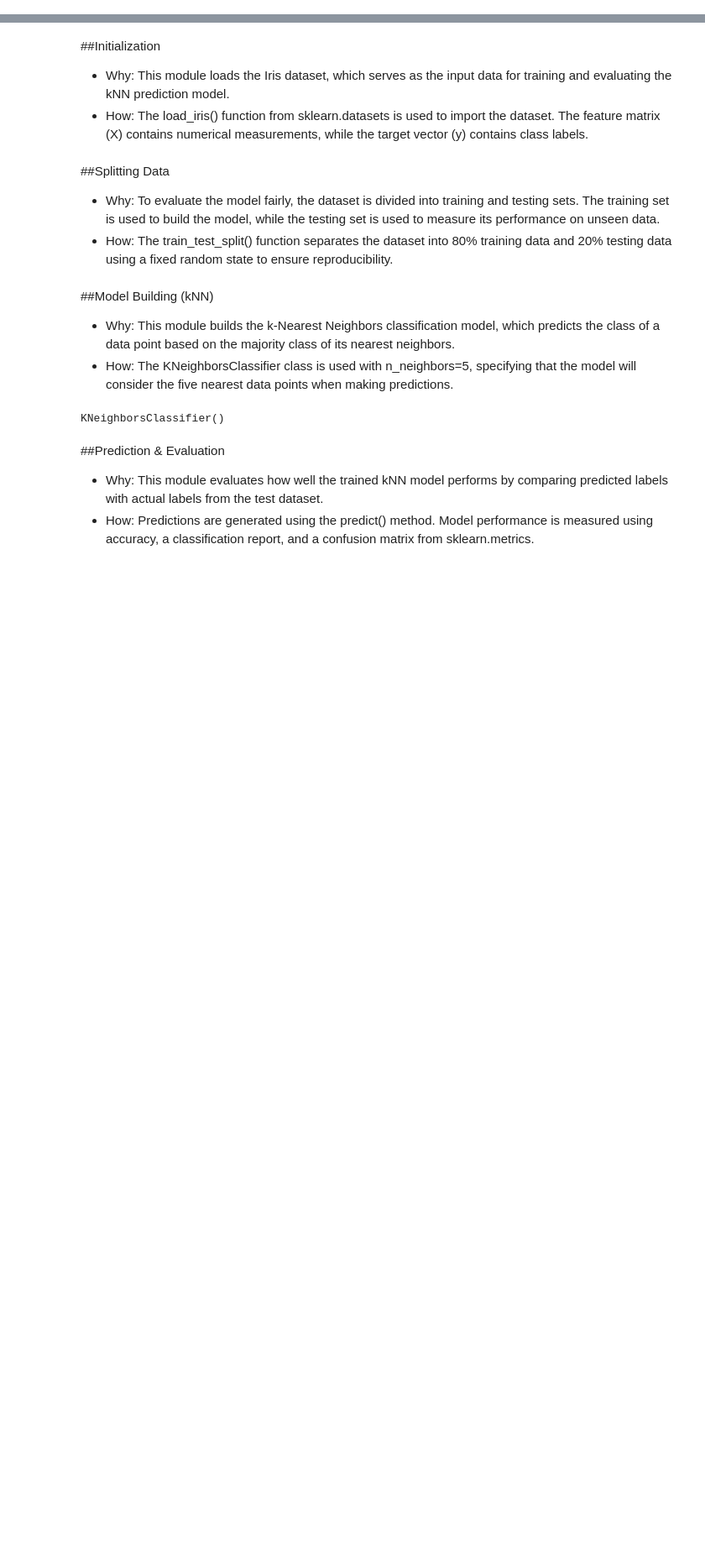
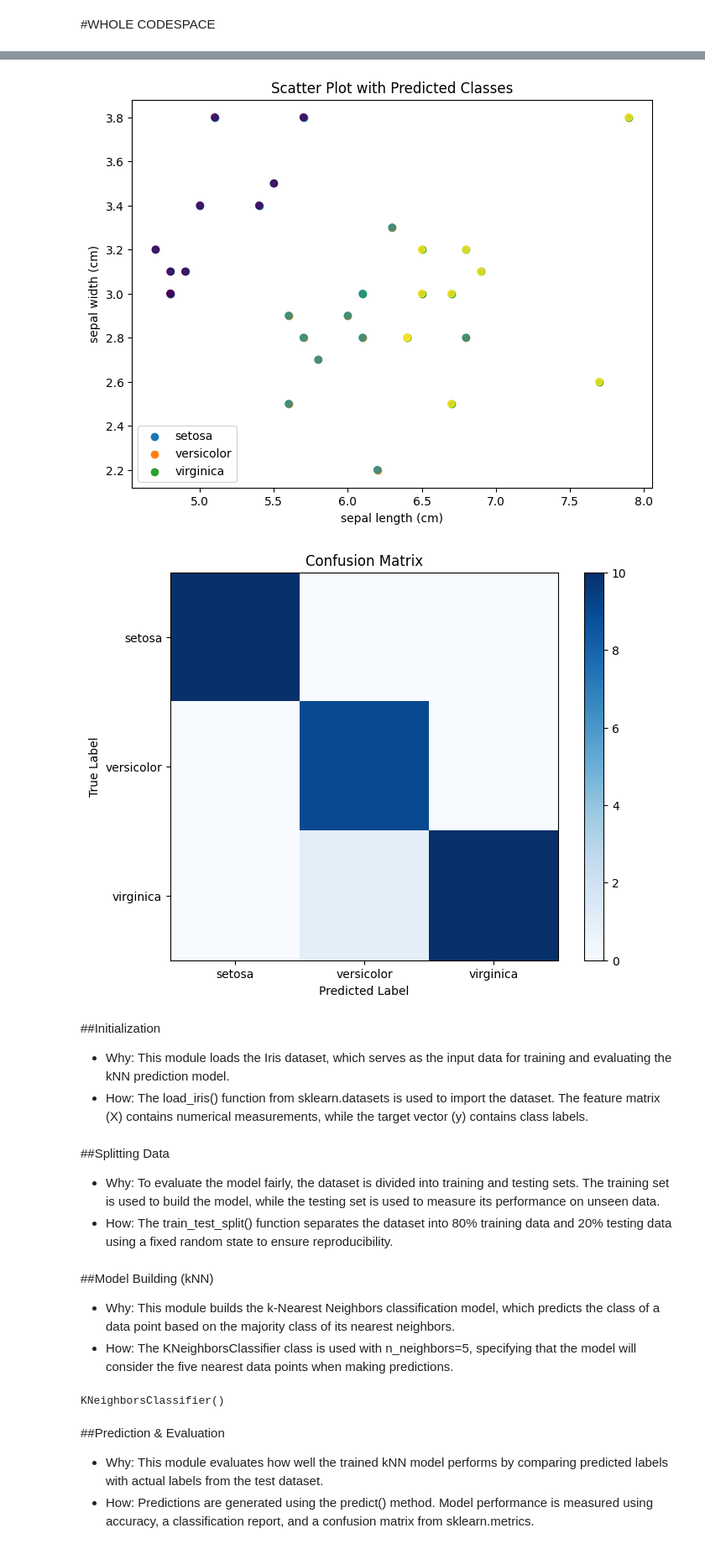
Before and after one commit to johnsiega/Machine-Learning-Experiments, a Jupyter notebook: Lab_Exercise_PT_P2.ipynb, the cells around one changed output, grey strips where cells are left out. Shown at 84% size. Saved outputs shown, nothing was run; the diff lists cells and outputs as text; code cells hidden in the pictures; blank space fills up the shorter version.

```diff
--- a/Lab_Exercise_PT_P2.ipynb
+++ b/Lab_Exercise_PT_P2.ipynb
@@ -1,2 +1,69 @@
 # %% [markdown]
 <a href="https://colab.research.google.com/github/johnsiega/Machine-Learning-Experiments/blob/main/Lab_Exercise_PT_P2.ipynb" target="_parent"><img src="https://colab.research.google.com/assets/colab-badge.svg" alt="Open In Colab"/></a>
+# %% [markdown]
+#WHOLE CODESPACE
+# %%
+import matplotlib.pyplot as plt
+from sklearn.datasets import load_iris
+
+# Load data
+data = load_iris()
+
+# Separate features and target
+X = data.data
+y = data.target
+
+# Splitting the data for training and testing
+from sklearn.model_selection import train_test_split
+X_Train, X_Test, y_Train, y_Test = train_test_split(X, y, test_size = 0.2, random_state = 42)
+
+# Create a KNeighborsClassifier object
+from sklearn.neighbors import KNeighborsClassifier
+knn = KNeighborsClassifier(n_neighbors = 60)
+
+# Train the model using the training data
+knn.fit(X_Train, y_Train)
+
+# Use the model to predict the test set
+predictions = knn.predict(X_Test)
+
+# Check accuracy
+from sklearn.metrics import accuracy_score
+accuracy = accuracy_score(y_Test,predictions)
+print("Accuracy :",accuracy)
+
+# Evaluate model performance
+from sklearn.metrics import classification_report
+print("classification report")
+print(classification_report(y_Test, predictions))
+
+# Making a confusion matrix
+from sklearn.metrics import confusion_matrix
+cm = confusion_matrix(y_Test, predictions)
+
+
+print("Confusion matrix :")
+print(cm)
+
+# Visualization of the Scatter plot with predicted classes
+plt.figure(figsize=(8, 6))
+for i in range(3):
+    plt.scatter(X_Test[:, 0][y_Test == i], X_Test[:, 1][y_Test == i], cmap='viridis', label=data.target_names[i])
+plt.scatter(X_Test[:, 0], X_Test[:, 1], c=predictions, cmap='viridis', alpha=0.8)
+plt.xlabel(data.feature_names[0])
+plt.ylabel(data.feature_names[1])
+plt.title("Scatter Plot with Predicted Classes")
+plt.legend()
+plt.show()
+
+# Confusion matrix visualization
+plt.figure(figsize=(8, 6))
+plt.imshow(cm, cmap='Blues' )
+plt.colorbar()
+plt.title("Confusion Matrix")
+plt.xlabel("Predicted Label")
+plt.ylabel("True Label")
+plt.xticks(ticks=range(3), labels=data.target_names)
+plt.yticks(ticks=range(3), labels=data.target_names)
+plt.show()
+# %% [output]
@@ -3,3 +86,5 @@
+[figure, added]
+[figure, added]
 # %% [markdown]
 ##Initialization
 
```
Also changed, not shown: parts of 5 cells of this notebook.
